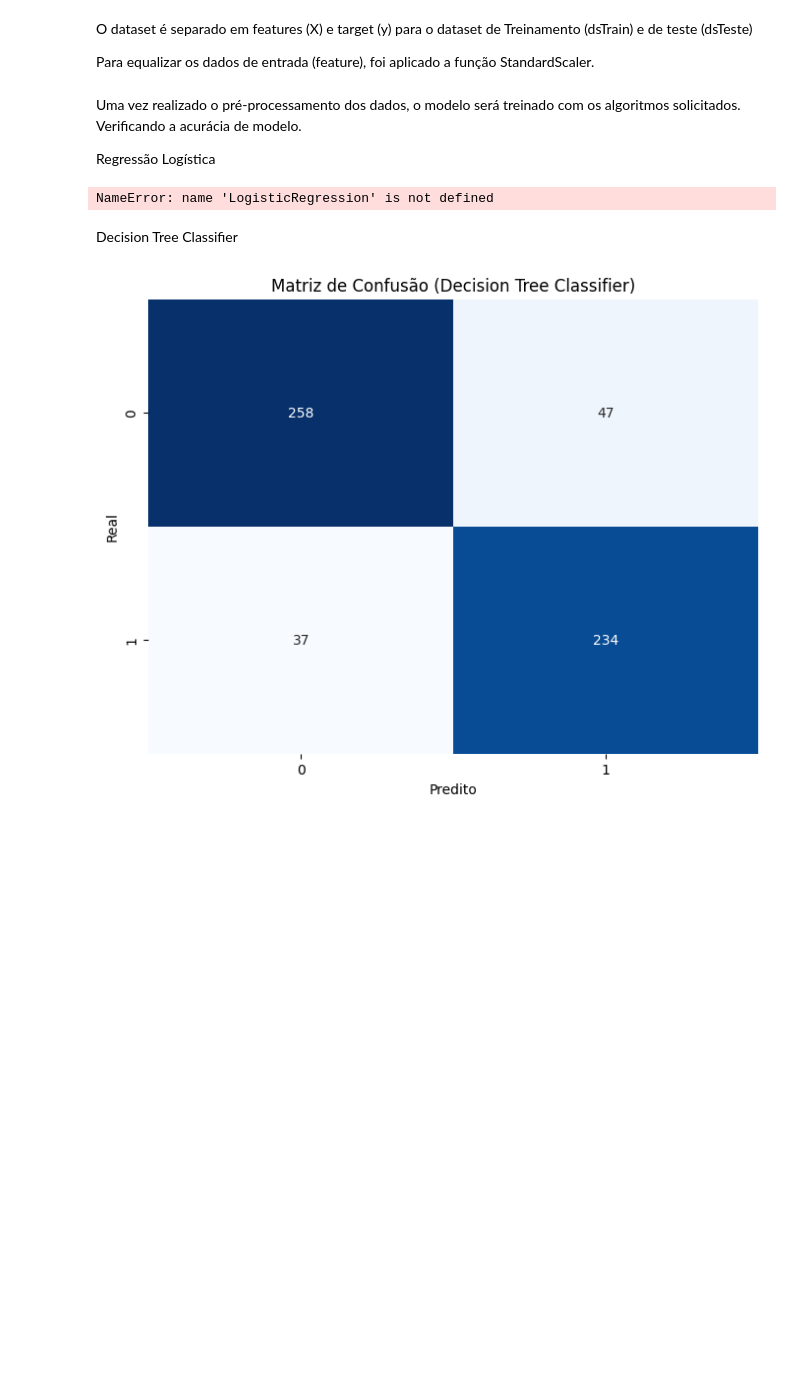
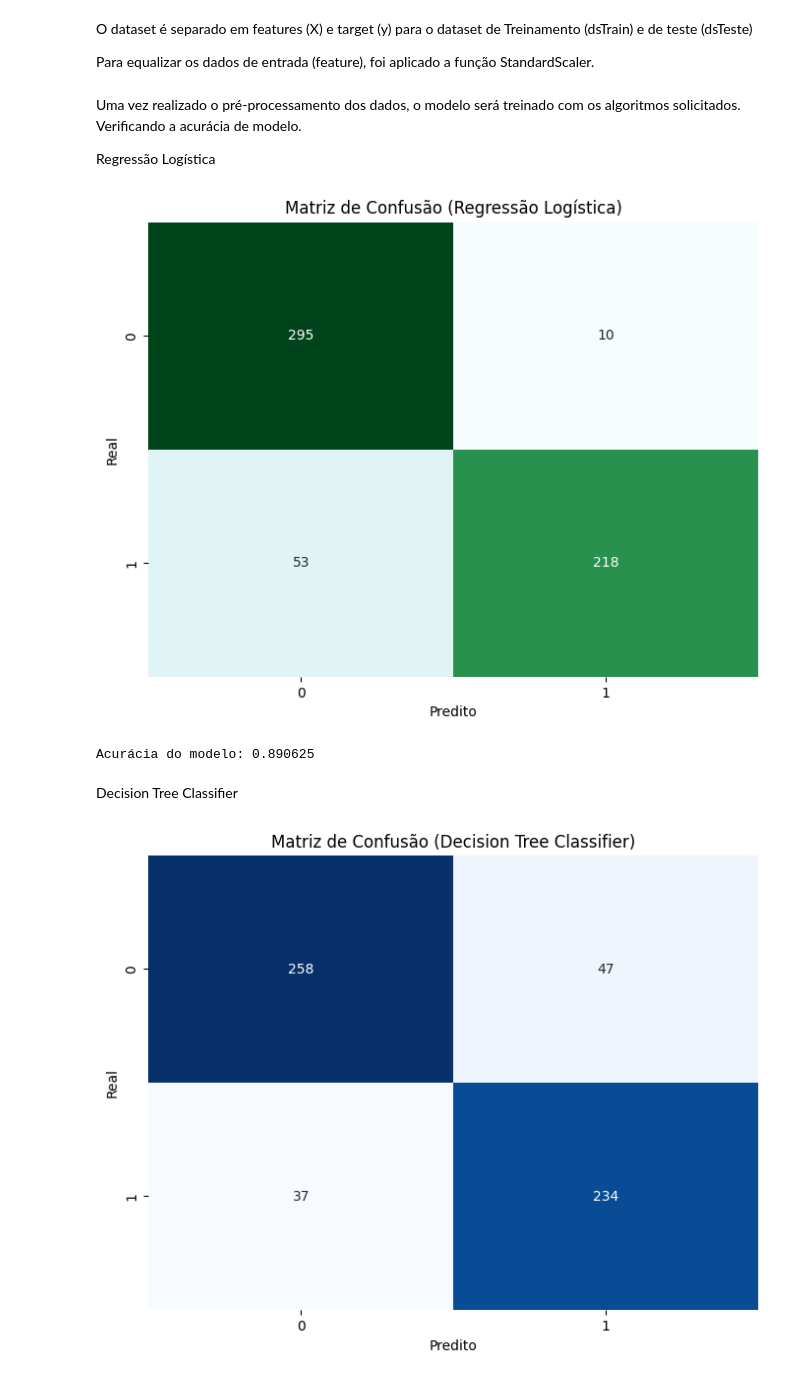
Before and after one commit to helioacastro/Aprendizagem-de-Maquina, a Jupyter notebook: notebooks/AM_T1_HELIO_ARAUJO_E_CASTRO.ipynb, the cells around one changed output. Saved outputs shown, nothing was run; the diff lists cells and outputs as text; code cells hidden in the pictures; blank space fills up the shorter version.

```diff
--- a/notebooks/AM_T1_HELIO_ARAUJO_E_CASTRO.ipynb
+++ b/notebooks/AM_T1_HELIO_ARAUJO_E_CASTRO.ipynb
@@ -106,34 +106,35 @@ Regressão Logística
 # %%
 # Criar uma lista para os valores de acurácia e os modelos
 listaModelos = ['Regressão Logística', 'Arvore de Decisão', 'Random Forest', 'K Neighbors', 'Gradient Boosting']
 listaAcuracia =[]
 
 # Aplicando a Regressão Logística
 modelLR = LogisticRegression(solver='lbfgs', random_state=0)
 modelLR.fit(X_train, y_train)
 
 # Fazer a predição da Regressão Logística
 y_predict_LR = modelLR.predict(X_test)
 
 
 # Gerar a matriz de confusão
 conf_matrix = confusion_matrix(y_test, y_predict_LR)
 
 # Calcular a acurácia
 accuracy = accuracy_score(y_test, y_predict_LR)
 listaAcuracia.append(accuracy)
 
 # Visualizar a matriz de confusão
-plt.figure(figsize=(4, 5))
+plt.figure(figsize=(8, 6))
 sns.heatmap(conf_matrix, annot=True, fmt="d", cmap="BuGn", cbar=False)
 plt.xlabel('Predito')
 plt.ylabel('Real')
 plt.title('Matriz de Confusão (Regressão Logística)')
 plt.show()
 
 print(f'Acurácia do modelo: {accuracy}')
 # %% [output]
+[figure, added]
-NameError: name 'LogisticRegression' is not defined
+Acurácia do modelo: 0.890625
 # %% [markdown]
 Decision Tree Classifier
 # %%
```
